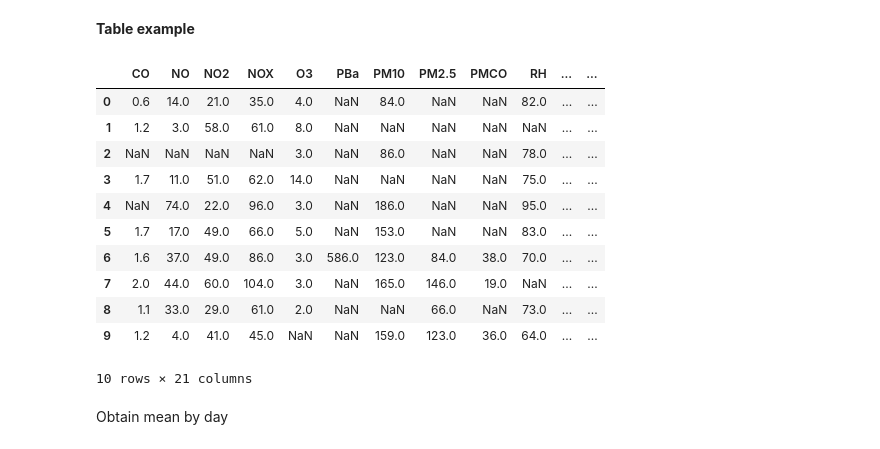
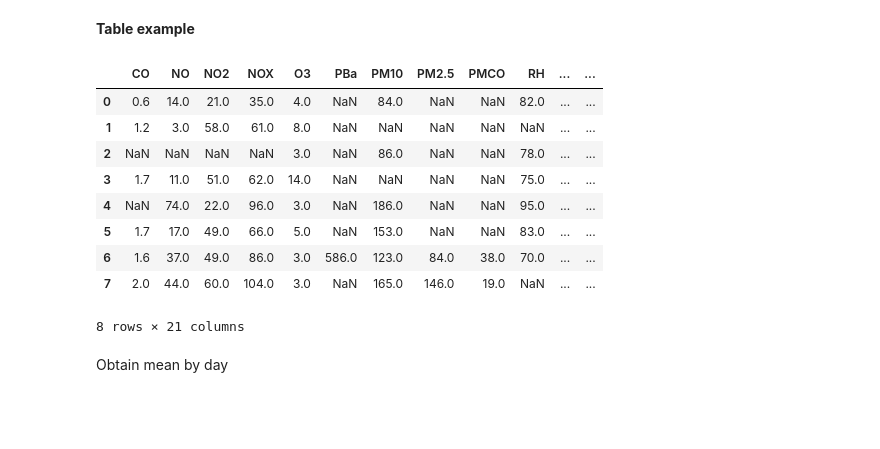
Before and after one commit to DanielBustillos/pollution_COVID_CDMX, a Jupyter notebook: analysis_pollution_level.ipynb, the cells around one changed output. Drawn from its saved outputs; the diff is of its cells as text; code cells hidden in the pictures; blank space fills up the shorter version.

```diff
--- a/analysis_pollution_level.ipynb
+++ b/analysis_pollution_level.ipynb
@@ -72,20 +72,18 @@ df_append['mes'] = df_append['mes'].astype(int)
 # %% [markdown]
 **Table example**
 # %%
-df_append.head(10)
+df_append.head(8)
 # %% [output]
 |  | CO | NO | NO2 | NOX | O3 | PBa | PM10 | PM2.5 | PMCO | RH | ... | ... |
 | 0 | 0.6 | 14.0 | 21.0 | 35.0 | 4.0 | NaN | 84.0 | NaN | NaN | 82.0 | ... | ... |
 | 1 | 1.2 | 3.0 | 58.0 | 61.0 | 8.0 | NaN | NaN | NaN | NaN | NaN | ... | ... |
 | 2 | NaN | NaN | NaN | NaN | 3.0 | NaN | 86.0 | NaN | NaN | 78.0 | ... | ... |
 | 3 | 1.7 | 11.0 | 51.0 | 62.0 | 14.0 | NaN | NaN | NaN | NaN | 75.0 | ... | ... |
 | 4 | NaN | 74.0 | 22.0 | 96.0 | 3.0 | NaN | 186.0 | NaN | NaN | 95.0 | ... | ... |
 | 5 | 1.7 | 17.0 | 49.0 | 66.0 | 5.0 | NaN | 153.0 | NaN | NaN | 83.0 | ... | ... |
 | 6 | 1.6 | 37.0 | 49.0 | 86.0 | 3.0 | 586.0 | 123.0 | 84.0 | 38.0 | 70.0 | ... | ... |
 | 7 | 2.0 | 44.0 | 60.0 | 104.0 | 3.0 | NaN | 165.0 | 146.0 | 19.0 | NaN | ... | ... |
-| 8 | 1.1 | 33.0 | 29.0 | 61.0 | 2.0 | NaN | NaN | 66.0 | NaN | 73.0 | ... | ... |
-| 9 | 1.2 | 4.0 | 41.0 | 45.0 | NaN | NaN | 159.0 | 123.0 | 36.0 | 64.0 | ... | ... |
-10 rows × 21 columns
+8 rows × 21 columns
 # %% [markdown]
 Obtain mean by day
 # %%
```
Also changed, not shown: parts of 2 cells of this notebook.
